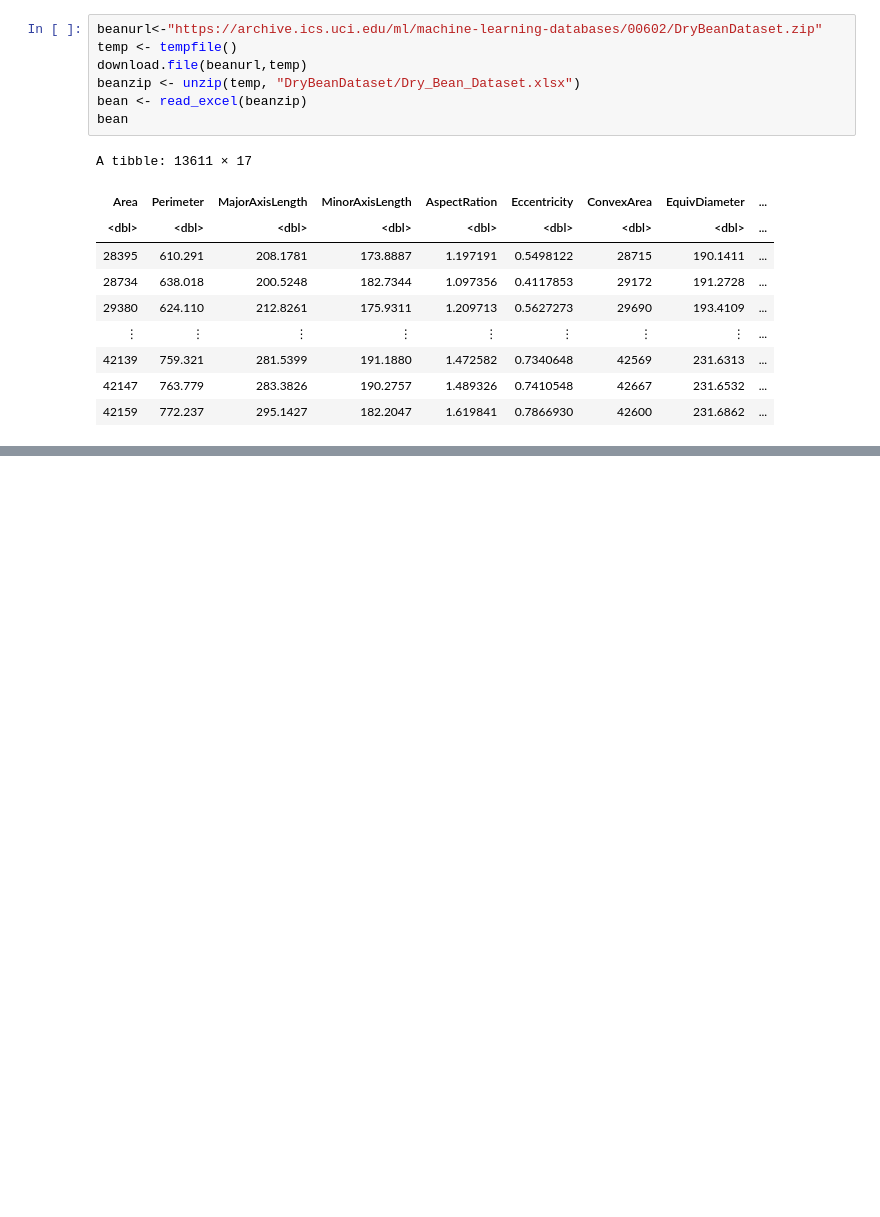
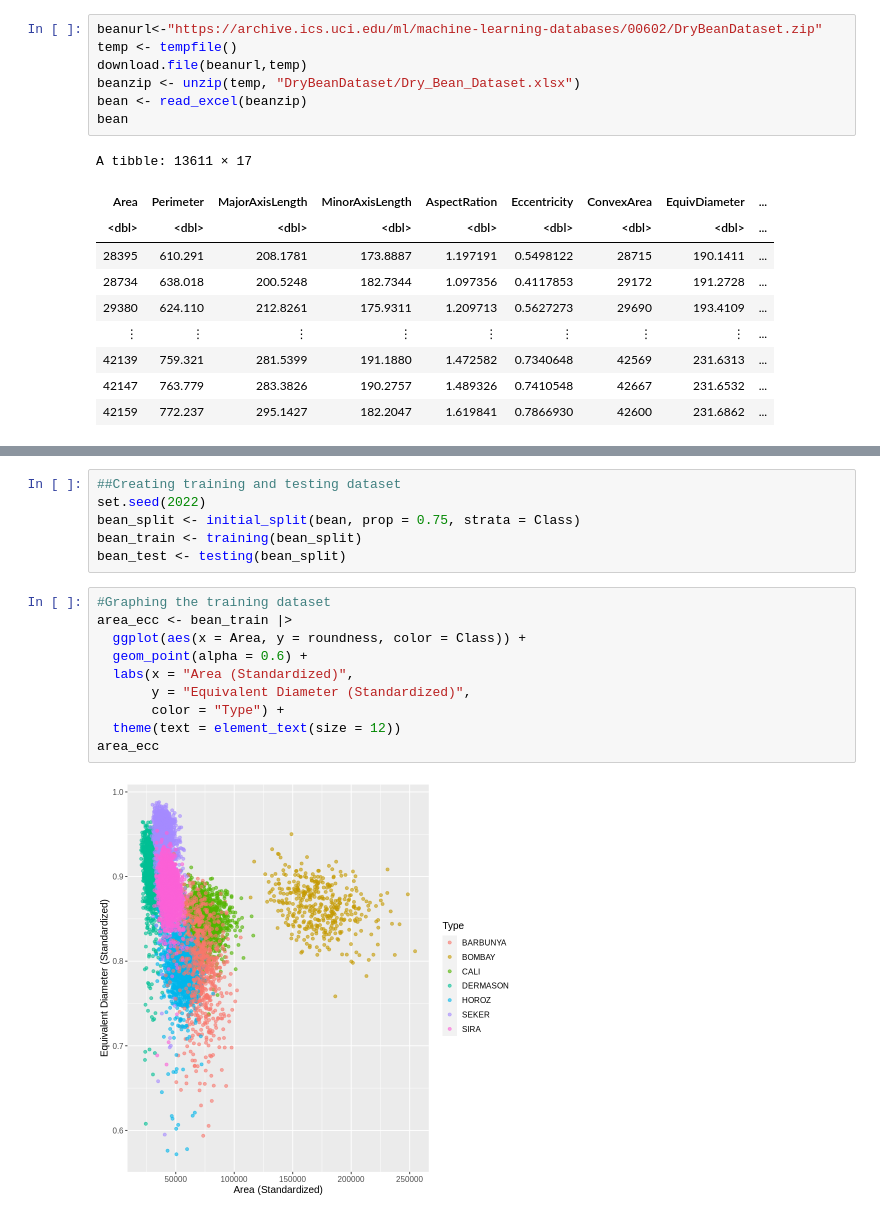
Before and after one commit to emeraldnqa/Bean-Type-Classfiifcation, a Jupyter notebook: proposal code.ipynb, the cells around one changed output, grey strips where cells are left out. Saved outputs shown, nothing was run; the diff lists cells and outputs as text; blank space fills up the shorter version.

Commit message:
split dataset, graph train dataset
Split the original dataset into training and testing dataset

Graph the training dataset

```diff
--- a/proposal code.ipynb
+++ b/proposal code.ipynb
@@ -46,0 +46,18 @@ A tibble: 13611 × 17
+# %%
+##Creating training and testing dataset
+set.seed(2022)
+bean_split <- initial_split(bean, prop = 0.75, strata = Class)
+bean_train <- training(bean_split)
+bean_test <- testing(bean_split)
+# %%
+#Graphing the training dataset
+area_ecc <- bean_train |>
+  ggplot(aes(x = Area, y = roundness, color = Class)) +
+  geom_point(alpha = 0.6) +
+  labs(x = "Area (Standardized)",
+       y = "Equivalent Diameter (Standardized)",
+       color = "Type") +
+  theme(text = element_text(size = 12))
+area_ecc
+# %% [output]
+[figure, added]
```
Also changed, not shown: parts of 3 cells of this notebook.
